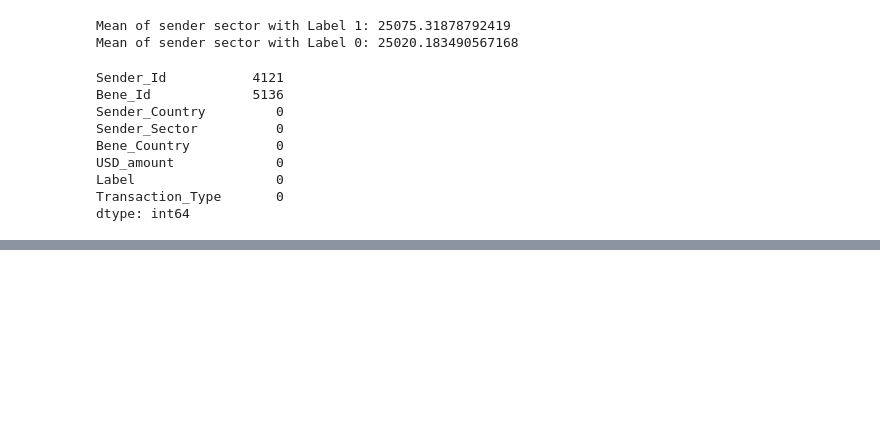
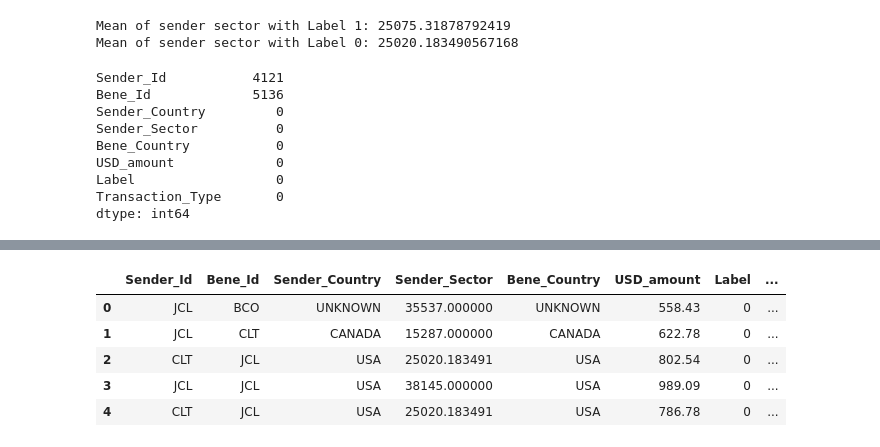
Before and after one commit to utsavudit/FinGuard, a Jupyter notebook: FinGuard/finguard_main.ipynb, the cells around one changed output, grey strips where cells are left out. Cells and saved outputs as stored; diff of their text form; code cells hidden in the pictures; blank space fills up the shorter version.

Commit message:
Encode party IDs and complete null value handling
Map five transaction parties and verify all missing values resolved

```diff
--- a/FinGuard/finguard_main.ipynb
+++ b/FinGuard/finguard_main.ipynb
@@ -197,3 +197,32 @@ USD_amount             0
 Label                  0
 Transaction_Type       0
 dtype: int64
+# %%
+"""Handling NUll values in Sender_Id and Bene_Id using following strategy:
+There are total 5 parties involved in the transactions: [JP-CLIENT,JP-COMPANY,COMPANY,CLIENT,BILL-COMPANY]
+which are encoded as: [JCL,JCOM,COM,CLT,BCO]
+"""
+
+def update_labels(dataset, label_prefix, new_label):
+    sender_indices = dataset['Sender_Id'].str.startswith(label_prefix)
+    bene_indices = dataset['Bene_Id'].str.startswith(label_prefix)
+
+    # Check for null values before updating labels
+    sender_null_indices = sender_indices & dataset['Sender_Id'].notnull()
+    bene_null_indices = bene_indices & dataset['Bene_Id'].notnull()
+
+    dataset.loc[sender_null_indices, 'Sender_Id'] = new_label
+    dataset.loc[bene_null_indices, 'Bene_Id'] = new_label
+
+# Define label mappings
+label_mappings = {
+    'COMPANY': 'COM',
+    'BILL-COMPANY': 'BCO',
+    'CLIENT': 'CLT',
+    'JPMC-COMPANY': 'JCO',
+    'JPMC-CLIENT': 'JCL'
+}
+
+# Apply label updates for each label type
+for prefix, new_label in label_mappings.items():
+    update_labels(finance_dataset, prefix, new_label)
@@ -199,0 +242,9 @@ dtype: int64
+# %%
+finance_dataset.head()
+# %% [output]
+|  | Sender_Id | Bene_Id | Sender_Country | Sender_Sector | Bene_Country | USD_amount | Label | ... |
+| 0 | JCL | BCO | UNKNOWN | 35537.000000 | UNKNOWN | 558.43 | 0 | ... |
+| 1 | JCL | CLT | CANADA | 15287.000000 | CANADA | 622.78 | 0 | ... |
+| 2 | CLT | JCL | USA | 25020.183491 | USA | 802.54 | 0 | ... |
+| 3 | JCL | JCL | USA | 38145.000000 | USA | 989.09 | 0 | ... |
+| 4 | CLT | JCL | USA | 25020.183491 | USA | 786.78 | 0 | ... |
```
Also changed, not shown: parts of 2 cells of this notebook.
